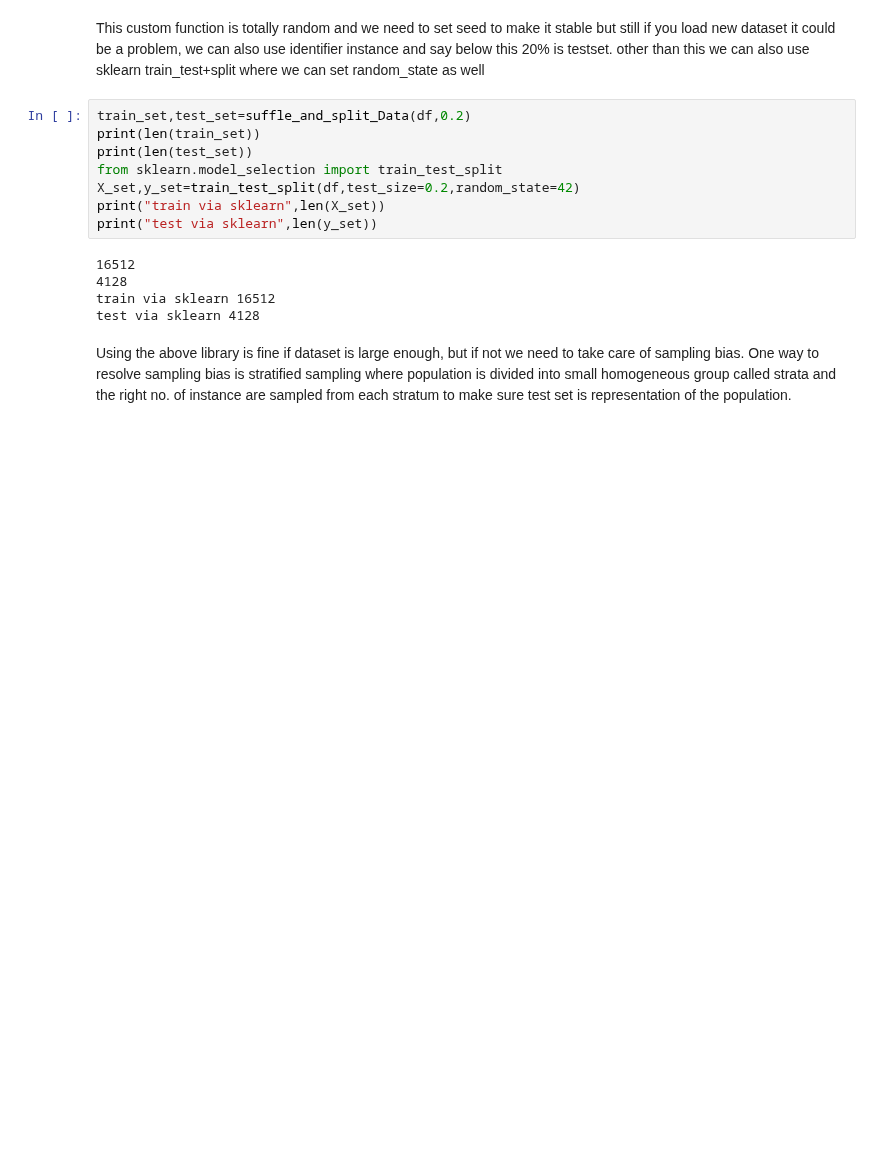
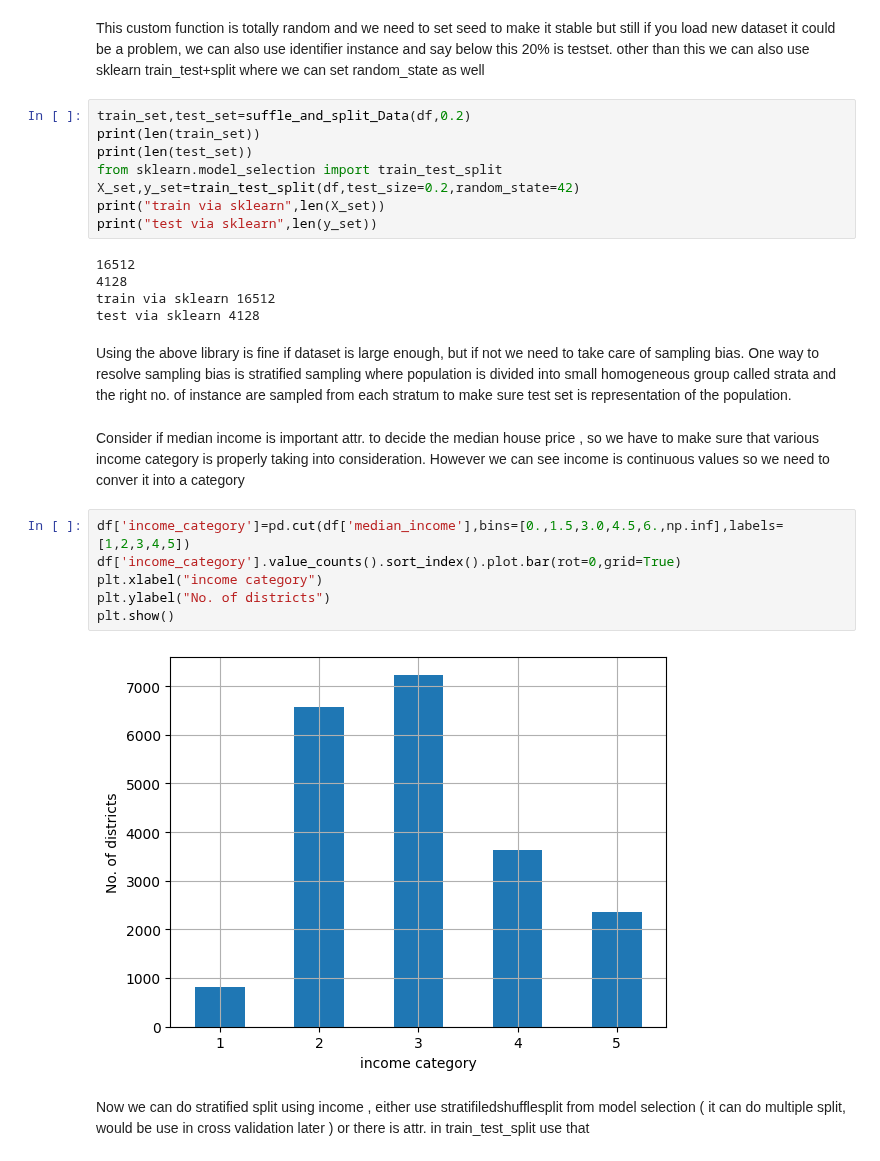
Before and after one commit to usadhana025/Hands_on_ml, a Jupyter notebook: Notebooks/end_to_end_project.ipynb, the cells around one changed output. Cells and saved outputs as stored; diff of their text form; blank space fills up the shorter version.

Commit message:
end to end house price prediction project

```diff
--- a/Notebooks/end_to_end_project.ipynb
+++ b/Notebooks/end_to_end_project.ipynb
@@ -141,3 +141,15 @@ train via sklearn 16512
 test via sklearn 4128
 # %% [markdown]
 Using the above library is fine if dataset is large enough, but if not we need to take care of sampling bias. One way to resolve sampling bias is stratified sampling where population is divided into small homogeneous group called strata and the right no. of instance are sampled from each stratum to make sure test set is representation of the population.
+# %% [markdown]
+Consider if median income is important attr. to decide the median house price , so we have to make sure that various income category is properly taking into consideration. However we can see income is continuous values so we need to conver it into a category
+# %%
+df['income_category']=pd.cut(df['median_income'],bins=[0.,1.5,3.0,4.5,6.,np.inf],labels=[1,2,3,4,5])
+df['income_category'].value_counts().sort_index().plot.bar(rot=0,grid=True)
+plt.xlabel("income category")
+plt.ylabel("No. of districts")
+plt.show()
+# %% [output]
+[figure, added]
+# %% [markdown]
+Now we can do stratified split using income , either use stratifiledshufflesplit from model selection ( it can do multiple split, would be use in cross validation later ) or there is attr. in train_test_split use that
```
Also changed, not shown: parts of 3 cells of this notebook.
